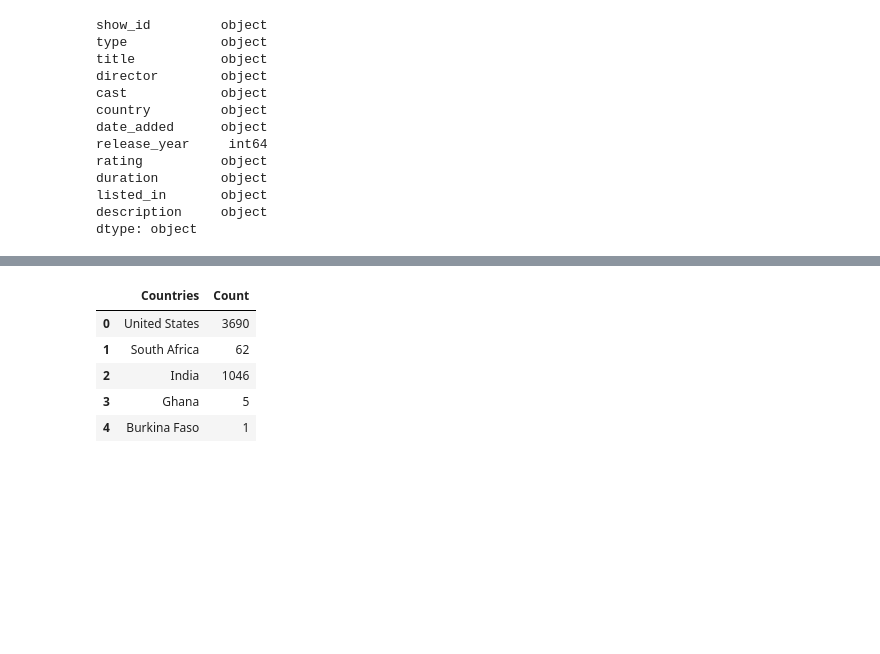
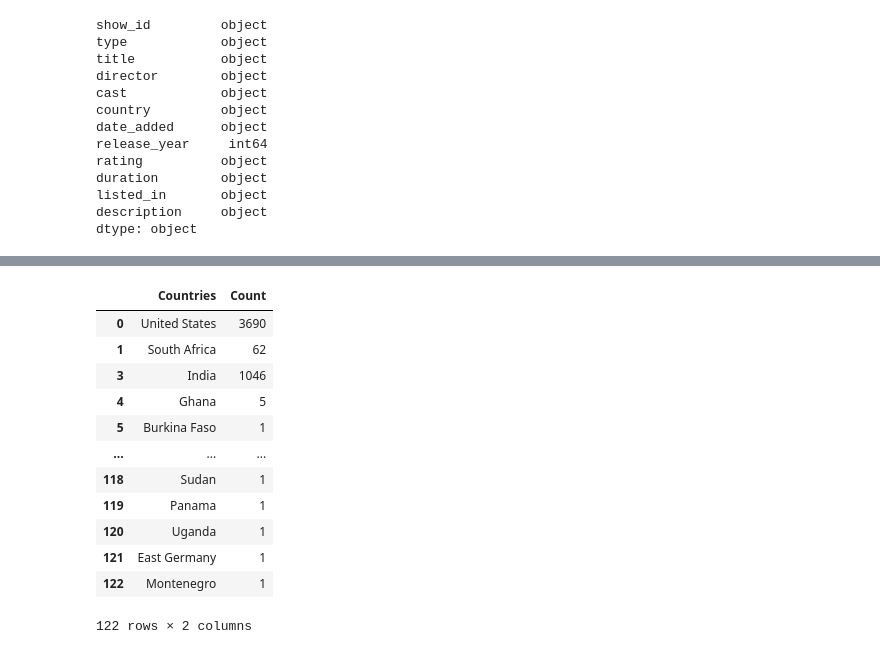
Before and after one commit to parabola01/Data-Visualization, a Jupyter notebook: notebooks/netflix-titles.ipynb, the cells around one changed output, grey strips where cells are left out. Drawn from its saved outputs; the diff is of its cells as text; code cells hidden in the pictures; blank space fills up the shorter version.

```diff
--- a/notebooks/netflix-titles.ipynb
+++ b/notebooks/netflix-titles.ipynb
@@ -82,27 +85,37 @@ df['country'].replace(np.NaN, '', inplace=True)
 # %%
-dct = {}
-for val in df['country']:
-    if ',' in val:
-        l = val.replace(' ,', ',').replace(', ', ',').split(',')
-        for v in l:
-            if v in dct:
-                dct[v] = dct[v] + 1
+def split_and_sum_uinique(df, df_col_name: str):
+    dct = {}
+    for val in df:
+        if ',' in val:
+            l = val.replace(' ,', ',').replace(', ', ',').split(',')
+            for v in l:
+                if v in dct:
+                    dct[v] = dct[v] + 1
+                else:
+                    dct[v] = 1
+        else:
+            if val in dct:
+                dct[val] = dct[val] + 1
             else:
-                dct[v] = 1
-    else:
-        if val in dct:
-            dct[val] = dct[val] + 1
-        else:
-            dct[val] = 1
-dct.pop('')
-d = {'Countries': [*dct], 'Count': [dct[key] for key in dct]}
-df_countries = pd.DataFrame(data=d)
+                dct[val] = 1
+    d = {df_col_name: [*dct], 'Count': [dct[key] for key in dct]}
+    data = pd.DataFrame(data=d)
+    return data
 
-df_countries.head()
+df_countries = split_and_sum_uinique(df['country'], 'Countries')
+df_countries.drop(df_countries[df_countries.Countries==''].index ,inplace=True)
+df_countries
 # %% [output]
 |  | Countries | Count |
 | 0 | United States | 3690 |
 | 1 | South Africa | 62 |
-| 2 | India | 1046 |
-| 3 | Ghana | 5 |
-| 4 | Burkina Faso | 1 |
+| 3 | India | 1046 |
+| 4 | Ghana | 5 |
+| 5 | Burkina Faso | 1 |
+| ... | ... | ... |
+| 118 | Sudan | 1 |
+| 119 | Panama | 1 |
+| 120 | Uganda | 1 |
+| 121 | East Germany | 1 |
+| 122 | Montenegro | 1 |
+122 rows × 2 columns
```
Also changed, not shown: parts of 17 cells of this notebook, 12 other files.
